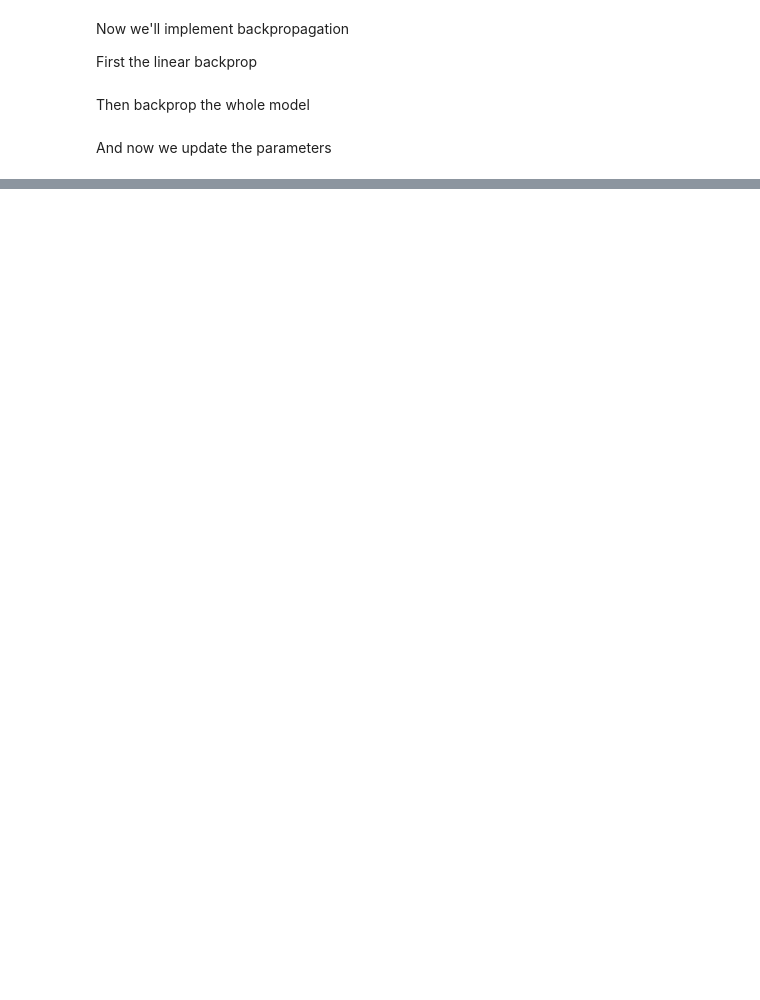
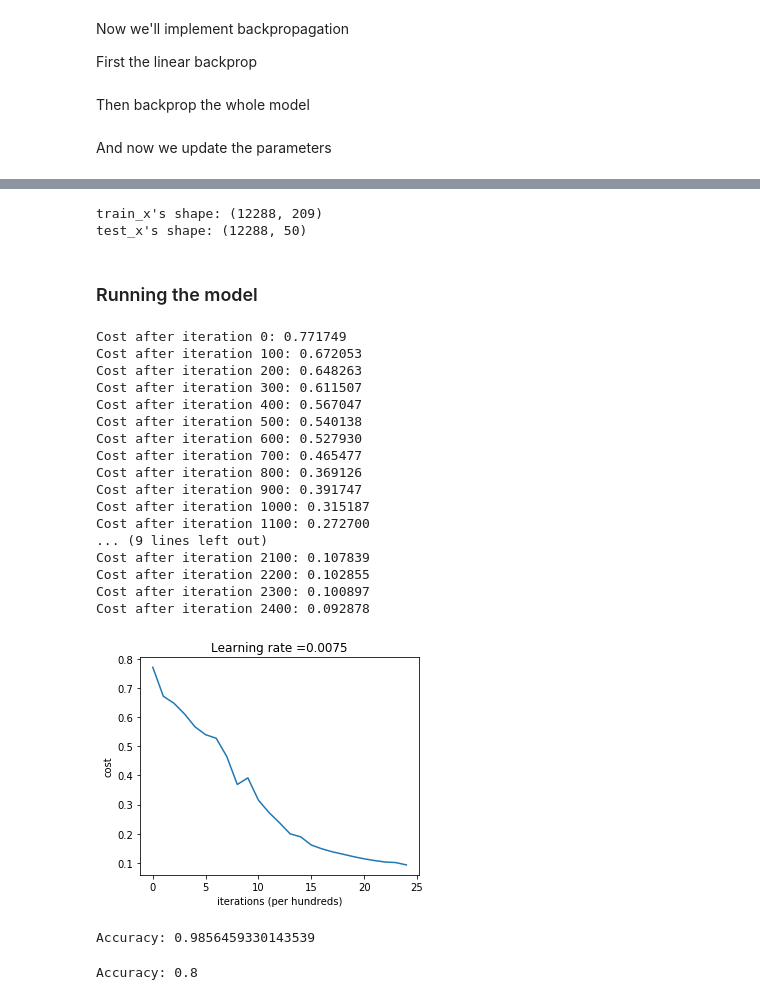
Before and after one commit to wangchunyong/deepLearningFromScratch, a Jupyter notebook: 1 Deep Learning from Scratch.ipynb, the cells around one changed output, grey strips where cells are left out. Cells and saved outputs as stored; diff of their text form; code cells hidden in the pictures; blank space fills up the shorter version.

Commit message:
Finished MLP model

```diff
--- a/1 Deep Learning from Scratch.ipynb
+++ b/1 Deep Learning from Scratch.ipynb
@@ -347,0 +351,13 @@ def update_parameters(parameters, grads, learning_rate):
+# %%
+# Explore your dataset
+m_train = train_x_orig.shape[0]
+num_px = train_x_orig.shape[1]
+m_test = test_x_orig.shape[0]
+
+print ("Number of training examples: " + str(m_train))
+print ("Number of testing examples: " + str(m_test))
+print ("Each image is of size: (" + str(num_px) + ", " + str(num_px) + ", 3)")
+print ("train_x_orig shape: " + str(train_x_orig.shape))
+print ("train_y shape: " + str(train_y.shape))
+print ("test_x_orig shape: " + str(test_x_orig.shape))
+print ("test_y shape: " + str(test_y.shape))
@@ -347,0 +372,18 @@ def update_parameters(parameters, grads, learning_rate):
+# %%
+# Reshape the training and test examples
+train_x_flatten = train_x_orig.reshape(train_x_orig.shape[0], -1).T   # The "-1" makes reshape flatten the remaining dimensions
+test_x_flatten = test_x_orig.reshape(test_x_orig.shape[0], -1).T
+
+# Standardize data to have feature values between 0 and 1.
+train_x = train_x_flatten/255.
+test_x = test_x_flatten/255.
+
+print ("train_x's shape: " + str(train_x.shape))
+print ("test_x's shape: " + str(test_x.shape))
+# %% [output]
+train_x's shape: (12288, 209)
+test_x's shape: (12288, 50)
+# %% [markdown]
+### Running the model
+# %%
+layers_dims = [12288, 20, 7, 5, 1] #  4-layer model
@@ -347,0 +452,29 @@ def update_parameters(parameters, grads, learning_rate):
+# %%
+parameters = L_layer_model(train_x, train_y, layers_dims, num_iterations = 2500, print_cost = True)
+# %% [output]
+Cost after iteration 0: 0.771749
+Cost after iteration 100: 0.672053
+Cost after iteration 200: 0.648263
+Cost after iteration 300: 0.611507
+Cost after iteration 400: 0.567047
+Cost after iteration 500: 0.540138
+Cost after iteration 600: 0.527930
+Cost after iteration 700: 0.465477
+Cost after iteration 800: 0.369126
+Cost after iteration 900: 0.391747
+Cost after iteration 1000: 0.315187
+Cost after iteration 1100: 0.272700
+... (9 lines left out)
+Cost after iteration 2100: 0.107839
+Cost after iteration 2200: 0.102855
+Cost after iteration 2300: 0.100897
+Cost after iteration 2400: 0.092878
+[figure, added]
+# %%
+pred_train = predict(train_x, train_y, parameters)
+# %% [output]
+Accuracy: 0.9856459330143539
+# %%
+pred_test = predict(test_x, test_y, parameters)
+# %% [output]
+Accuracy: 0.8
```
Also changed, not shown: parts of 16 cells of this notebook, 5 other files.
